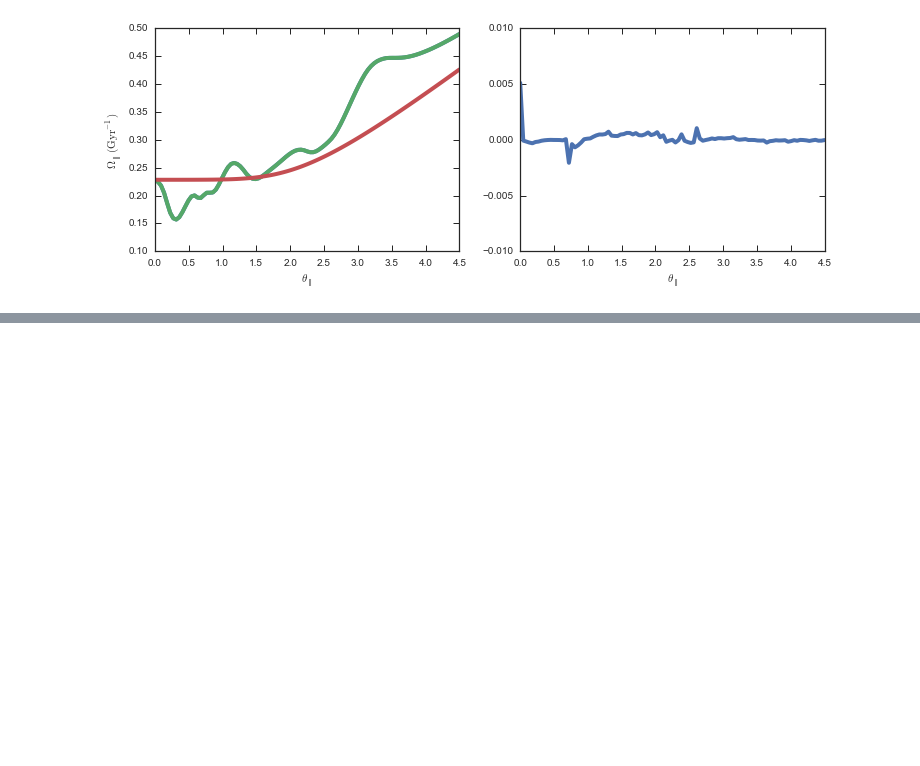
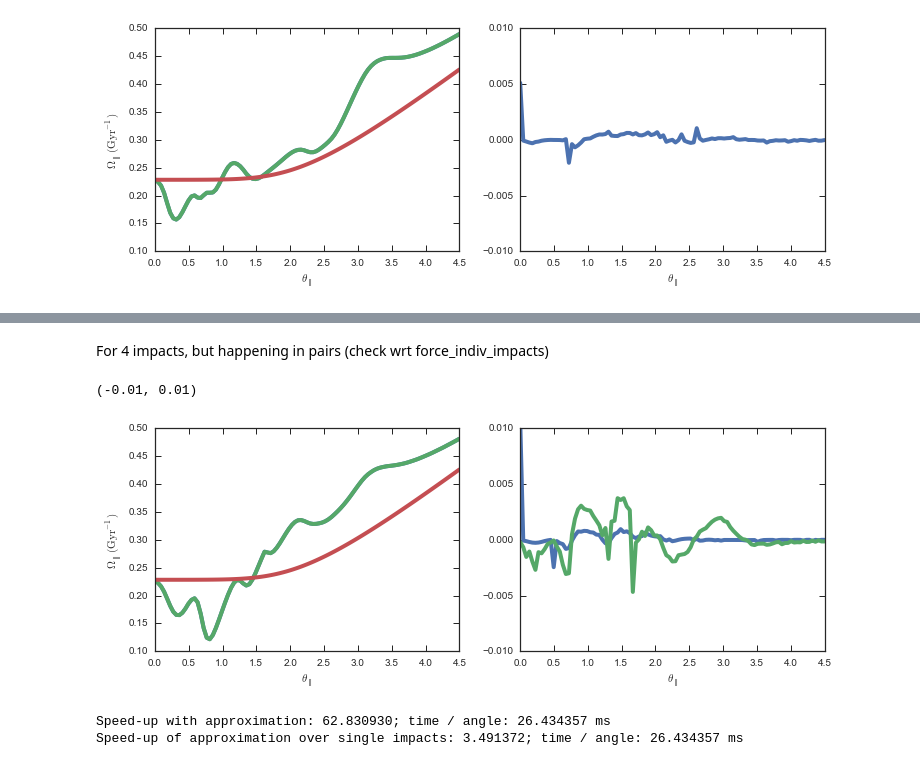
Before and after one commit to jobovy/streamgap-pepper, a Jupyter notebook: galpyStreampepperdfTests.ipynb, the cells around one changed output, grey strips where cells are left out. Cells and saved outputs as stored; diff of their text form; code cells hidden in the pictures; blank space fills up the shorter version.

```diff
--- a/galpyStreampepperdfTests.ipynb
+++ b/galpyStreampepperdfTests.ipynb
@@ -521,0 +612,41 @@ Speed-up with approximation: 9.337886; time / angle: 150.004365 ms
+# %% [markdown]
+For 4 impacts, but happening in pairs (check wrt force_indiv_impacts)
+# %%
+xs= numpy.linspace(0.,4.5,101)
+# Compute
+mO_unp= numpy.array([super(galpy.df_src.streampepperdf.streampepperdf,sdf_pepper_multimpacts).meanOmega(x,oned=True) for x in xs])
+mO_approx_multimpacts= numpy.array([sdf_pepper_multimpacts.meanOmega(x,oned=True,approx=True) for x in xs])
+mO_approx_multimpacts_force= numpy.array([sdf_pepper_multimpacts.meanOmega(x,oned=True,approx=True,force_indiv_impacts=True) for x in xs])
+mO_multimpacts= numpy.array([sdf_pepper_multimpacts.meanOmega(x,oned=True,approx=False) for x in xs])
+# %%
+figsize(12,4)
+subplot(1,2,1)
+plot(xs,mO_multimpacts*bovy_conversion.freq_in_Gyr(V0,R0),lw=4.)
+plot(xs,mO_approx_multimpacts*bovy_conversion.freq_in_Gyr(V0,R0),lw=4.)
+plot(xs,mO_unp*bovy_conversion.freq_in_Gyr(V0,R0),lw=4.)
+ylim(0.1,0.5)
+xlabel(r'$\theta_\parallel$')
+ylabel(r'$\Omega_\parallel\,(\mathrm{Gyr}^{-1})$')
+subplot(1,2,2)
+plot(xs,(mO_multimpacts-mO_approx_multimpacts)/mO_multimpacts,lw=4.)
+plot(xs,(mO_approx_multimpacts-mO_approx_multimpacts_force)/mO_multimpacts,lw=4.)
+xlabel(r'$\theta_\parallel$')
+ylim(-0.01,0.01)
+# %% [output]
+(-0.01, 0.01)
+[figure, added]
+# %%
+timexs= xs[::10]
+start= time.time()
+dum= numpy.array([sdf_pepper_multimpacts.meanOmega(x,oned=True,approx=True) for x in timexs])
+approxTime= time.time()-start
+start= time.time()
+dum= numpy.array([sdf_pepper_multimpacts.meanOmega(x,oned=True,approx=True,force_indiv_impacts=True) for x in timexs])
+approxIndivTime= time.time()-start
+start= time.time()
+dum= numpy.array([sdf_pepper_multimpacts.meanOmega(x,oned=True,approx=False) for x in timexs])
+print "Speed-up with approximation: %f; time / angle: %f ms" % ((time.time()-start)/approxTime,approxTime/len(timexs)*1000.)
+print "Speed-up of approximation over single impacts: %f; time / angle: %f ms" % (approxIndivTime/approxTime,approxTime/len(timexs)*1000.)
+# %% [output]
+Speed-up with approximation: 62.830930; time / angle: 26.434357 ms
+Speed-up of approximation over single impacts: 3.491372; time / angle: 26.434357 ms
```
Also changed, not shown: parts of 17 cells of this notebook.
